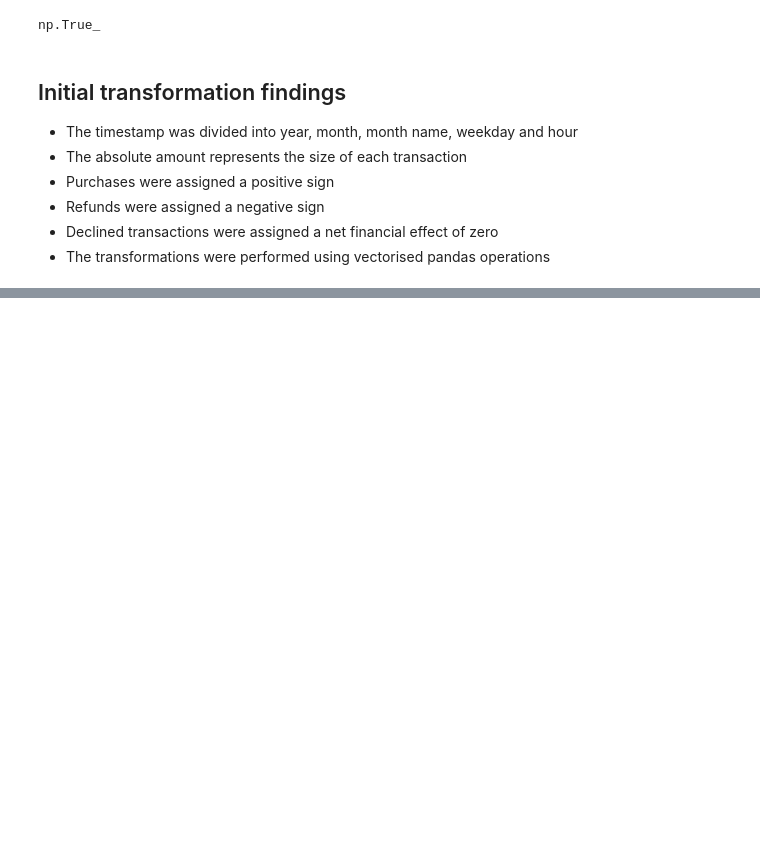
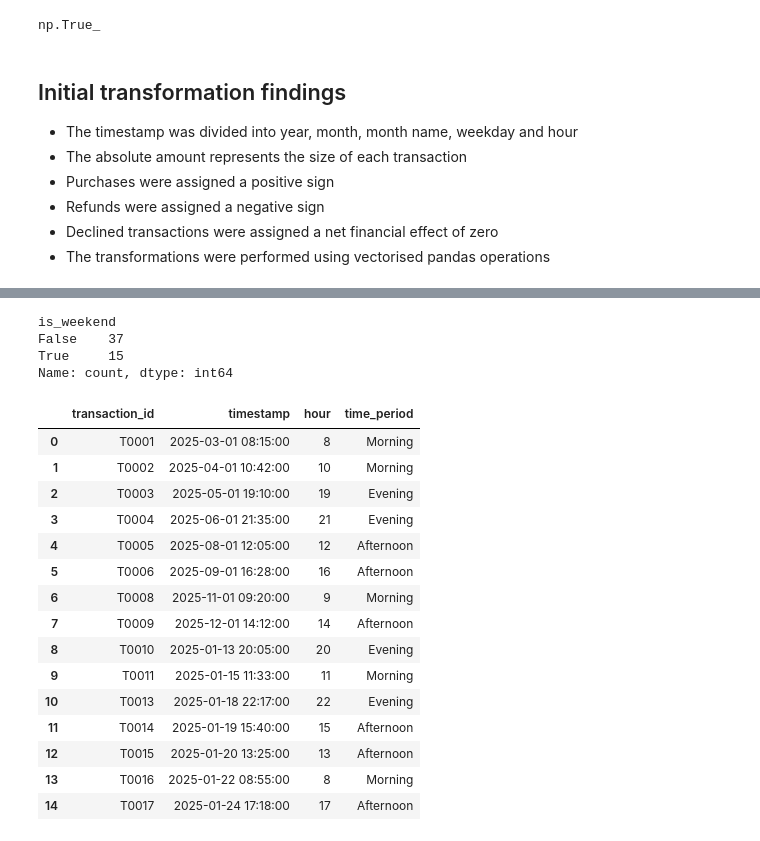
Before and after one commit to glezirene/transaction-intelligence, a Jupyter notebook: notebooks/03_data_transformation.ipynb, the cells around one changed output, grey strips where cells are left out. Saved outputs shown, nothing was run; the diff lists cells and outputs as text; code cells hidden in the pictures; blank space fills up the shorter version.

```diff
--- a/notebooks/03_data_transformation.ipynb
+++ b/notebooks/03_data_transformation.ipynb
@@ -301,0 +306,8 @@ np.True_
+# %%
+# Difference between inflows and outflows
+transactions_features["transaction_direction"] = transactions_features["transaction_type"].replace(
+    {
+        "Purchase": "Outflow",
+        "Refund": "Inflow"
+    }
+)
@@ -301,0 +336,4 @@ np.True_
+# %%
+# Weekend indicator
+
+transactions_features["is_weekend"] = (transactions_features["weekday"].isin(["Saturday", "Sunday"]))
@@ -301,0 +360,48 @@ np.True_
+# %%
+transactions_features[
+    "is_weekend"
+].value_counts()
+# %% [output]
+is_weekend
+False    37
+True     15
+Name: count, dtype: int64
+# %%
+# Difference between time periods
+"""
+00:00–05:59 Night
+06:00–11:59 Morning
+12:00–17:59 Afternoon
+18:00–23:59 Evening
+"""
+
+time_bins = [-1, 5, 11, 17, 23]
+time_labels = ["Night", "Morning", "Afternoon", "Evening"]
+# %%
+transactions_features["time_period"] = pd.cut(transactions_features["hour"], bins = time_bins, labels = time_labels)
+# %%
+transactions_features[
+    [
+        "transaction_id",
+        "timestamp",
+        "hour",
+        "time_period",
+    ]
+].head(15)
+# %% [output]
+|  | transaction_id | timestamp | hour | time_period |
+| 0 | T0001 | 2025-03-01 08:15:00 | 8 | Morning |
+| 1 | T0002 | 2025-04-01 10:42:00 | 10 | Morning |
+| 2 | T0003 | 2025-05-01 19:10:00 | 19 | Evening |
+| 3 | T0004 | 2025-06-01 21:35:00 | 21 | Evening |
+| 4 | T0005 | 2025-08-01 12:05:00 | 12 | Afternoon |
+| 5 | T0006 | 2025-09-01 16:28:00 | 16 | Afternoon |
+| 6 | T0008 | 2025-11-01 09:20:00 | 9 | Morning |
+| 7 | T0009 | 2025-12-01 14:12:00 | 14 | Afternoon |
+| 8 | T0010 | 2025-01-13 20:05:00 | 20 | Evening |
+| 9 | T0011 | 2025-01-15 11:33:00 | 11 | Morning |
+| 10 | T0013 | 2025-01-18 22:17:00 | 22 | Evening |
+| 11 | T0014 | 2025-01-19 15:40:00 | 15 | Afternoon |
+| 12 | T0015 | 2025-01-20 13:25:00 | 13 | Afternoon |
+| 13 | T0016 | 2025-01-22 08:55:00 | 8 | Morning |
+| 14 | T0017 | 2025-01-24 17:18:00 | 17 | Afternoon |
```
Also changed, not shown: parts of 26 cells of this notebook.
